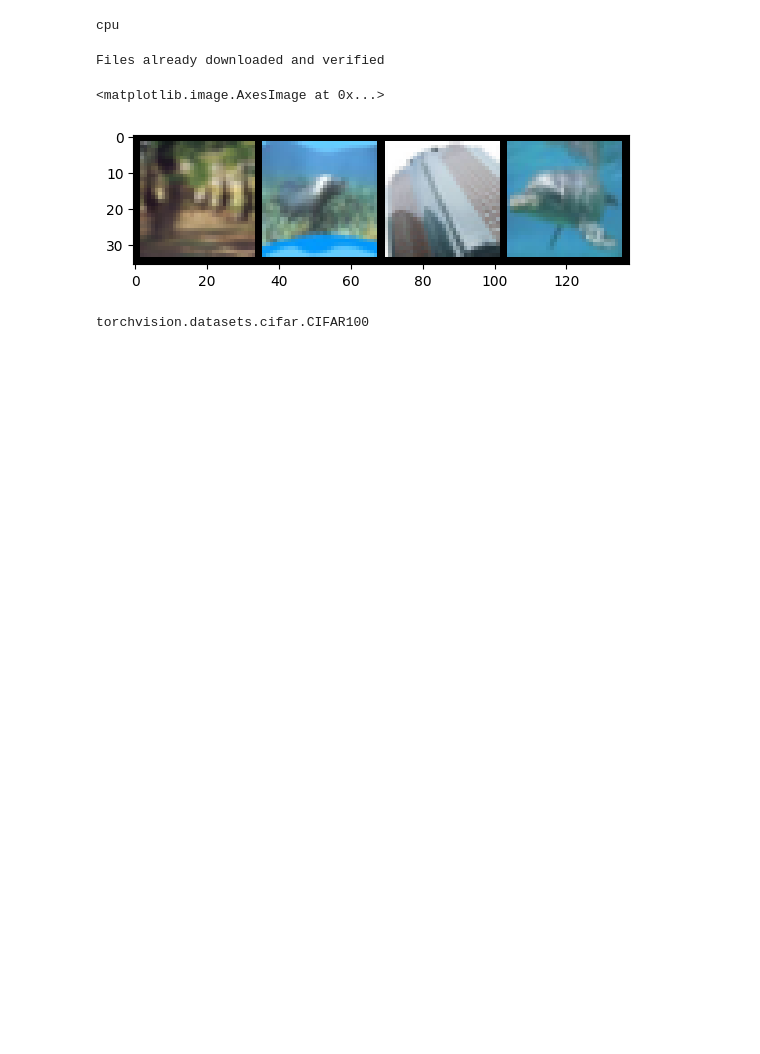
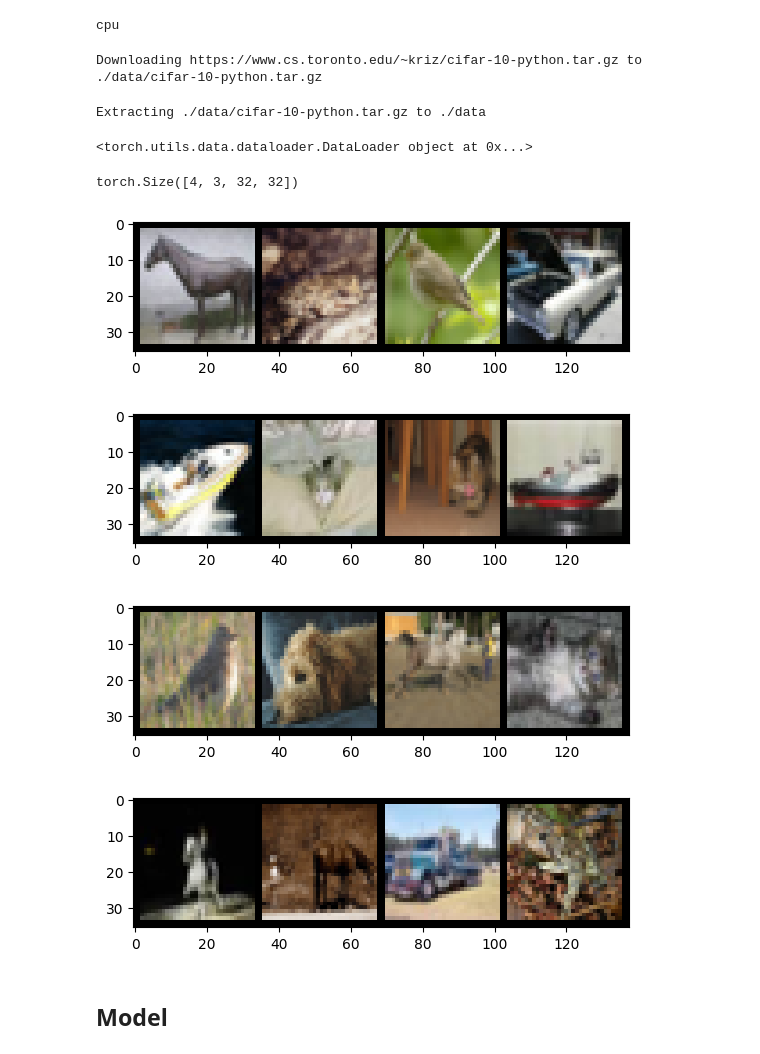
Before and after one commit to macorony/NeuralNetwork, a Jupyter notebook: train_model_pytorch.ipynb, the cells around one changed output. Drawn from its saved outputs; the diff is of its cells as text; code cells hidden in the pictures; blank space fills up the shorter version.

```diff
--- a/train_model_pytorch.ipynb
+++ b/train_model_pytorch.ipynb
@@ -15,11 +16,9 @@ cpu
 # %%
 transform = transforms.Compose([transforms.ToTensor()])
 # %%
-train_data = torchvision.datasets.CIFAR100('./data', train=True, download=True, transform=transform)
+train_data = torchvision.datasets.CIFAR10('./data', train=True, download=True, transform=transform)
 # %% [output]
-Files already downloaded and verified
+Downloading https://www.cs.toronto.edu/~kriz/cifar-10-python.tar.gz to ./data/cifar-10-python.tar.gz
+Extracting ./data/cifar-10-python.tar.gz to ./data
 # %%
 train_loader = torch.utils.data.DataLoader(train_data, batch_size=4, shuffle=True, num_workers=2)
-# %%
-random_sample = iter(train_loader)
-images, labels = next(random_sample)
@@ -28,9 +25,27 @@ image_grid = torchvision.utils.make_grid(images)
-# %%
-plt.imshow(image_grid.permute(1,2,0))
-# %% [output]
-<matplotlib.image.AxesImage at 0x...>
-[figure, removed]
-# %%
-torchvision.datasets.CIFAR100
-# %% [output]
-torchvision.datasets.cifar.CIFAR100
+# %%
+for i, data in enumerate(train_loader):
+  print(train_loader)
+  dummy_data = data
+  break
+# %% [output]
+<torch.utils.data.dataloader.DataLoader object at 0x...>
+# %%
+dummy_data[0].shape
+# %% [output]
+torch.Size([4, 3, 32, 32])
+# %%
+def loader_show(dataloader):
+  images, labels = next(iter(train_loader))
+  grid = torchvision.utils.make_grid(images)
+  plt.imshow(grid.permute(1,2,0))
+  plt.show()
+# %%
+for _ in range(4):
+  loader_show(train_loader)
+# %% [output]
+[figure, added]
+[figure, added]
+[figure, added]
+[figure, added]
+# %% [markdown]
+## Model
```
Also changed, not shown: parts of 17 cells of this notebook.
